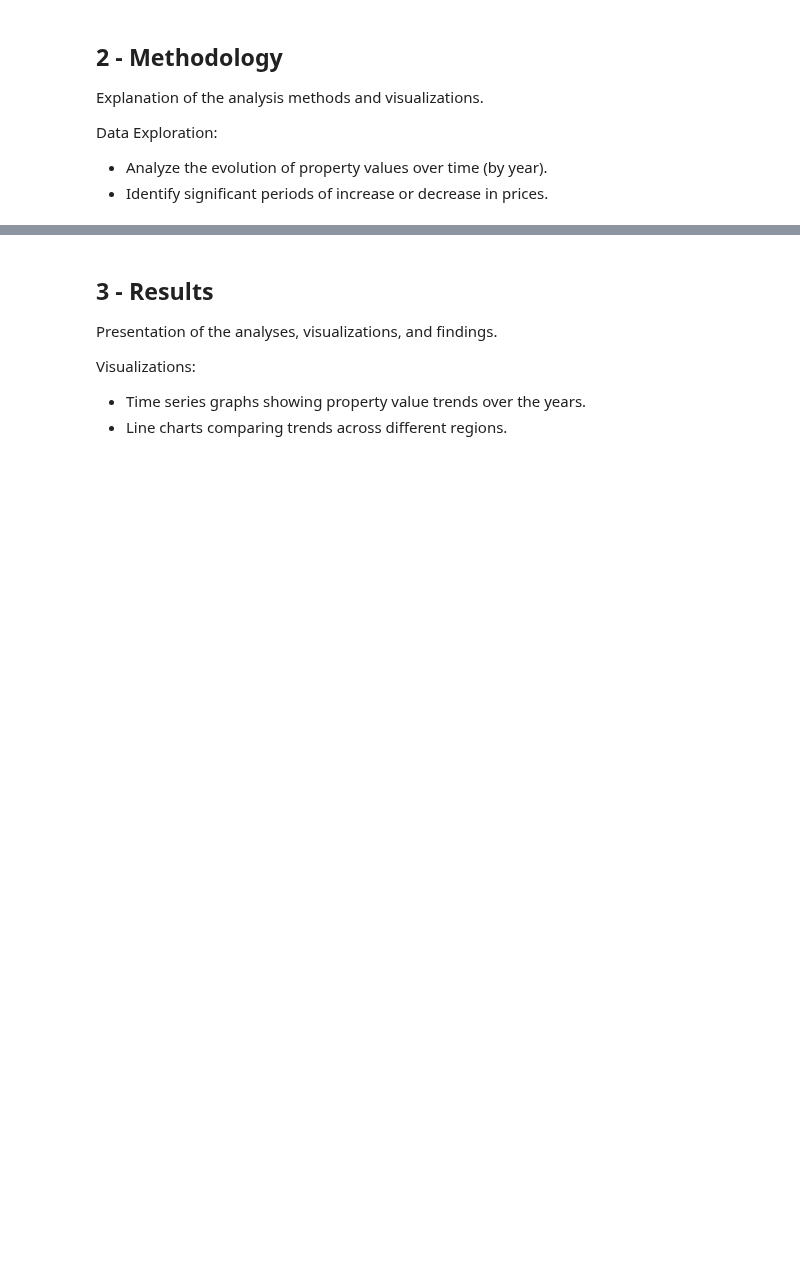
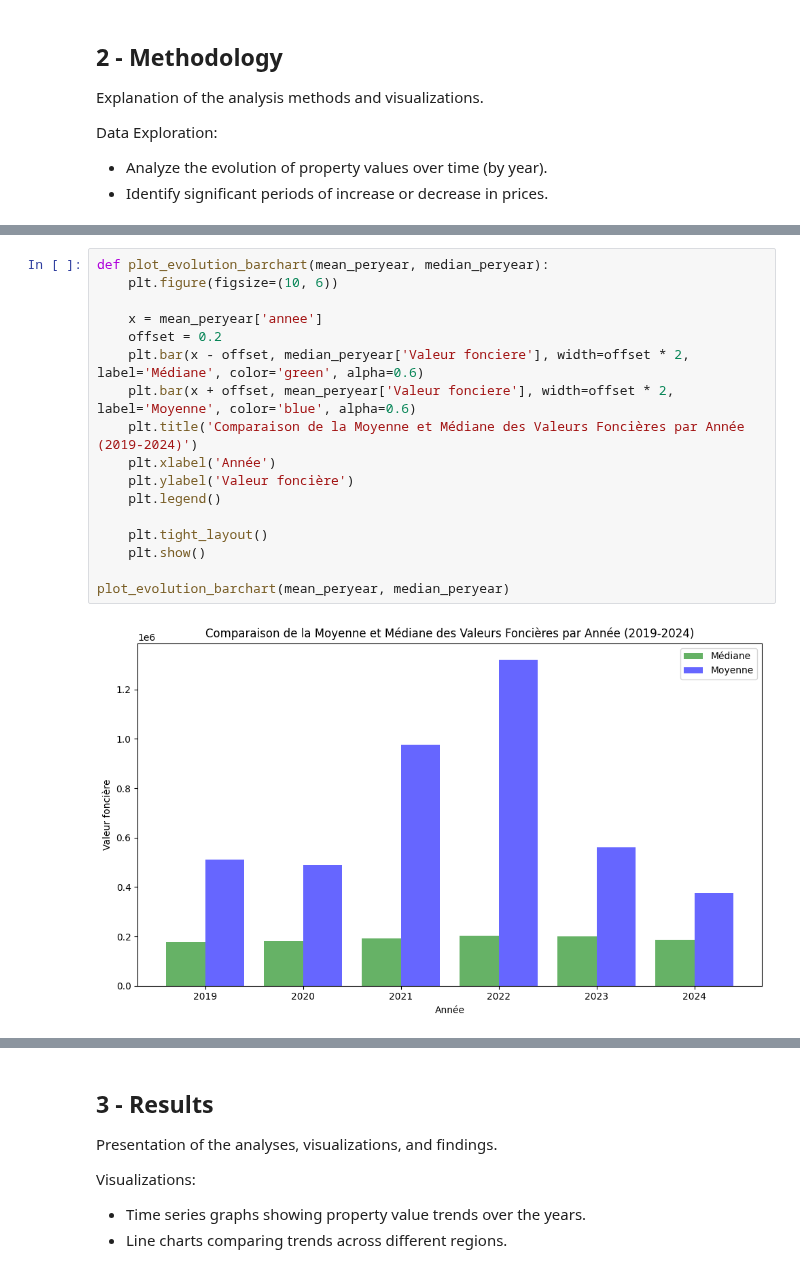
Before and after one commit to Kal3idoscope/Land-data-analysis-French-market, a Jupyter notebook: trends_forecast.ipynb, the cells around one changed output, grey strips where cells are left out. Saved outputs shown, nothing was run; the diff lists cells and outputs as text; blank space fills up the shorter version.

```diff
--- a/trends_forecast.ipynb
+++ b/trends_forecast.ipynb
@@ -98,0 +159,19 @@ import pandas as pd
+# %%
+def plot_evolution_barchart(mean_peryear, median_peryear):
+    plt.figure(figsize=(10, 6))
+
+    x = mean_peryear['annee']
+    offset = 0.2
+    plt.bar(x - offset, median_peryear['Valeur fonciere'], width=offset * 2, label='Médiane', color='green', alpha=0.6)
+    plt.bar(x + offset, mean_peryear['Valeur fonciere'], width=offset * 2, label='Moyenne', color='blue', alpha=0.6)
+    plt.title('Comparaison de la Moyenne et Médiane des Valeurs Foncières par Année (2019-2024)')
+    plt.xlabel('Année')
+    plt.ylabel('Valeur foncière')
+    plt.legend()
+
+    plt.tight_layout()
+    plt.show()
+
+plot_evolution_barchart(mean_peryear, median_peryear)
+# %% [output]
+[figure, added]
```
Also changed, not shown: parts of 12 cells of this notebook.
